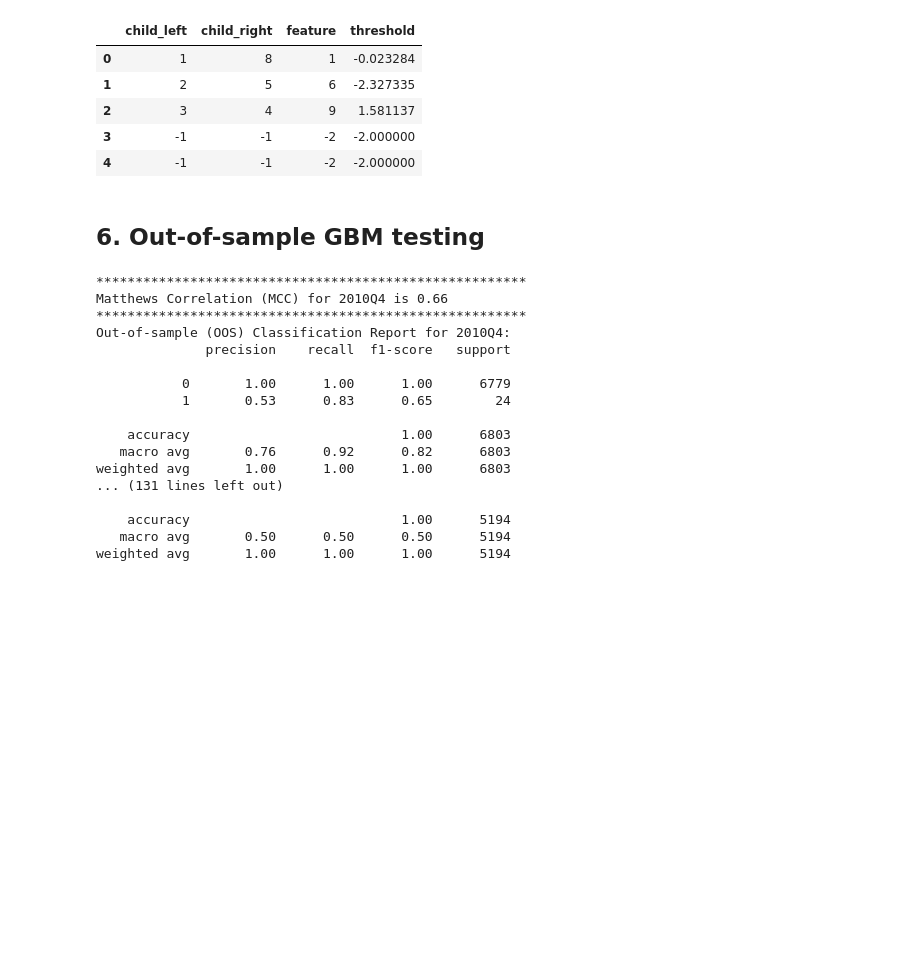
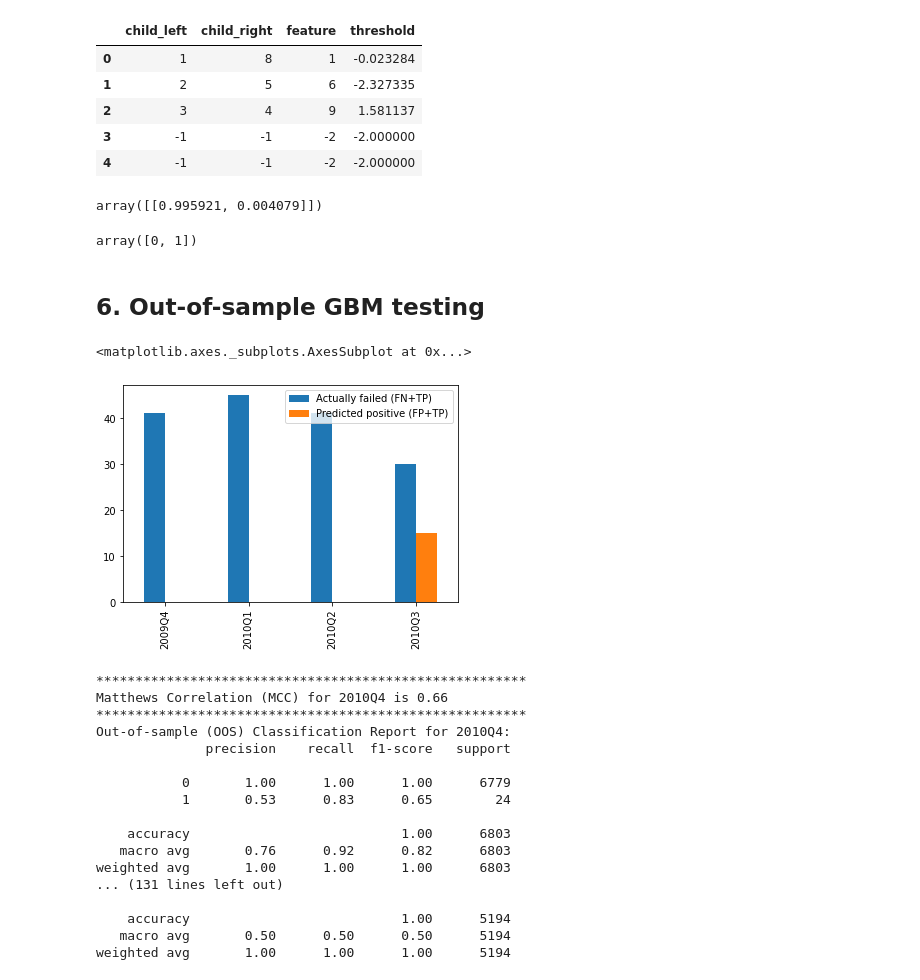
Before and after one commit to allaccountstaken/automl_v_hyperdrive, a Jupyter notebook: benchmark_model.ipynb, the cells around one changed output. Saved outputs shown, nothing was run; the diff lists cells and outputs as text; code cells hidden in the pictures; blank space fills up the shorter version.

```diff
--- a/benchmark_model.ipynb
+++ b/benchmark_model.ipynb
@@ -337,7 +365,27 @@ rules_df.head()
 | 2 | 3 | 4 | 9 | 1.581137 |
 | 3 | -1 | -1 | -2 | -2.000000 |
 | 4 | -1 | -1 | -2 | -2.000000 |
+# %%
+clf_best.predict_proba([[0.3, 1.2, 0.3, 0.2, 0.4, 0, 2, 0, 0, 0, 0 ]])
+# %% [output]
+array([[0.995921, 0.004079]])
+# %%
+clf_best.classes_
+# %% [output]
+array([0, 1])
 # %% [markdown]
 ## 6. Out-of-sample GBM testing
+# %%
+insample = {'2009Q4' : {'Actually failed (FN+TP)' : 41, 'Predicted positive (FP+TP)' : 0},
+            '2010Q1' : {'Actually failed (FN+TP)' : 45, 'Predicted positive (FP+TP)' : 0},
+            '2010Q2' : {'Actually failed (FN+TP)' : 41, 'Predicted positive (FP+TP)' : 0},
+            '2010Q3' : {'Actually failed (FN+TP)' : 30, 'Predicted positive (FP+TP)' : 15}
+           }
+
+results = pd.DataFrame.from_dict(insample, orient='index')
+results[['Actually failed (FN+TP)', 'Predicted positive (FP+TP)']].plot(kind='bar')
+# %% [output]
+<matplotlib.axes._subplots.AxesSubplot at 0x...>
+[figure, added]
 # %%
 pd.set_option('use_inf_as_na', True)
```
Also changed, not shown: parts of 6 cells of this notebook.
